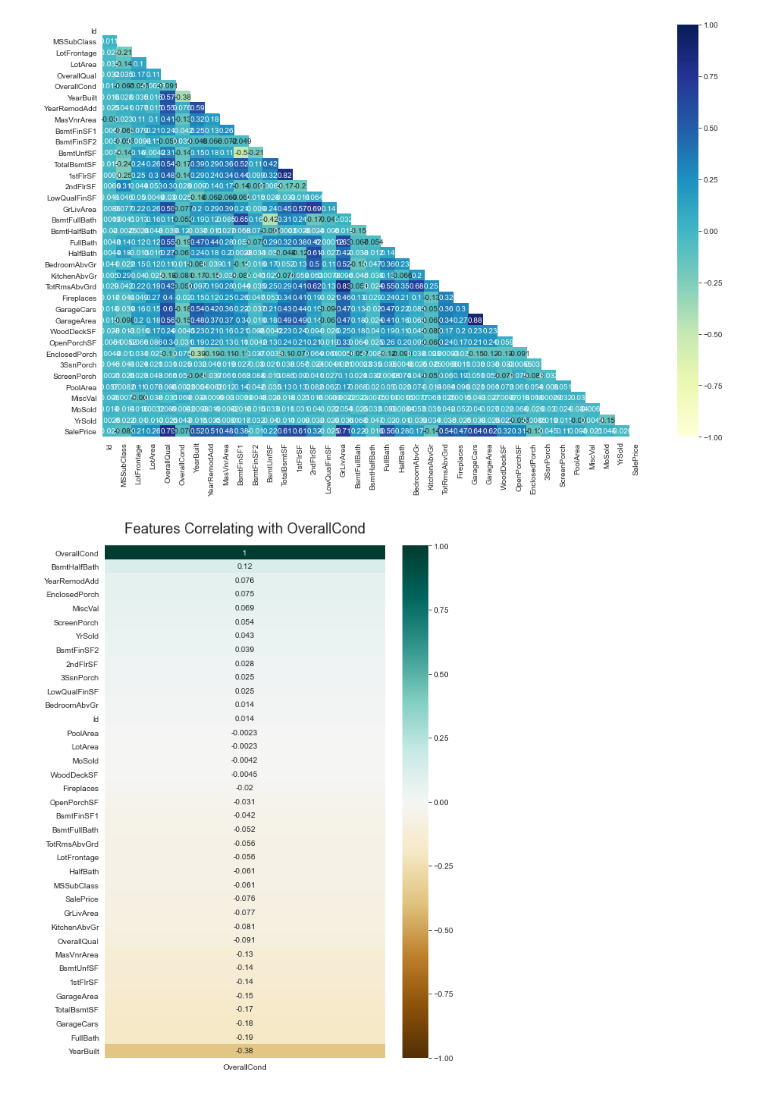
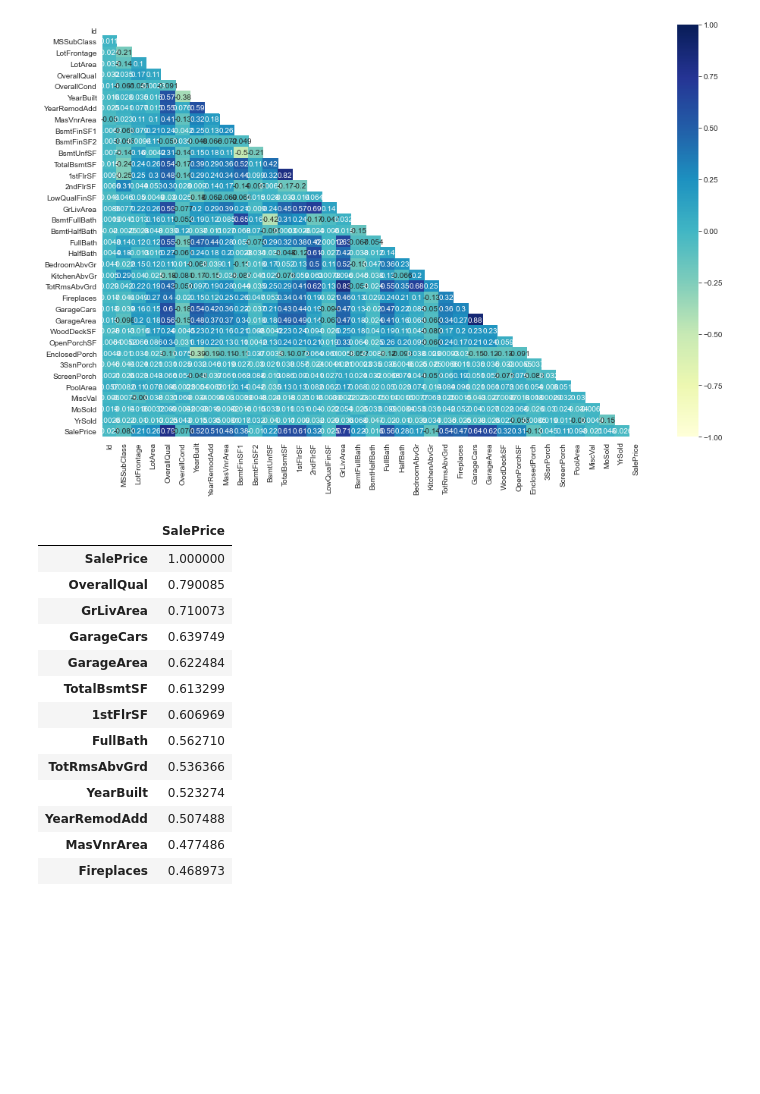
Before and after one commit to EatMoreOranges/Learn-ML-with-Saraah, a Jupyter notebook: Linear Models/house-prices-advanced-regression-techniques/analysis.ipynb, the cells around one changed output. Cells and saved outputs as stored; diff of their text form; code cells hidden in the pictures; blank space fills up the shorter version.

```diff
--- a/Linear Models/house-prices-advanced-regression-techniques/analysis.ipynb
+++ b/Linear Models/house-prices-advanced-regression-techniques/analysis.ipynb
@@ -302,3 +284,27 @@ Deprecated in NumPy 1.20; for more details and guidance: https://numpy.org/devdo
   mask = np.triu(np.ones_like(working_df.corr(), dtype=np.bool))
 <AxesSubplot:>
 [figure]
+# %%
+# # show me the features that are correlated with Target
+value = "SalePrice"
+target_corr = working_df.corr()[[value]].sort_values(by=value, ascending=False)
+# target_corr
+
+# show me features w/ corr value greater than/= to .5 w/ the target
+g_five = target_corr.loc[target_corr['SalePrice'] >= .4]
+g_five
+# %% [output]
+|  | SalePrice |
+| SalePrice | 1.000000 |
+| OverallQual | 0.790085 |
+| GrLivArea | 0.710073 |
+| GarageCars | 0.639749 |
+| GarageArea | 0.622484 |
+| TotalBsmtSF | 0.613299 |
+| 1stFlrSF | 0.606969 |
+| FullBath | 0.562710 |
+| TotRmsAbvGrd | 0.536366 |
+| YearBuilt | 0.523274 |
+| YearRemodAdd | 0.507488 |
+| MasVnrArea | 0.477486 |
+| Fireplaces | 0.468973 |
@@ -305,8 +314,6 @@ Deprecated in NumPy 1.20; for more details and guidance: https://numpy.org/devdo
 # %%
-value = "OverallCond"
-plt.figure(figsize=(8, 12))
-heatmap = sns.heatmap(working_df.corr()[[value]].sort_values(by=value, ascending=False), vmin=-1, vmax=1, annot=True, cmap='BrBG')
-heatmap.set_title('Features Correlating with '+ value, fontdict={'fontsize':18}, pad=16);
+# value = "SalePrice"
+# plt.figure(figsize=(8, 12))
+# heatmap = sns.heatmap(working_df.corr()[[value]].sort_values(by=value, ascending=False), vmin=-1, vmax=1, annot=True, cmap='BrBG')
+# heatmap.set_title('Features Correlating with '+ value, fontdict={'fontsize':18}, pad=16);
-# %% [output]
-[figure, removed]
 # %%
```
Also changed, not shown: parts of 15 cells of this notebook, 1 other file.
